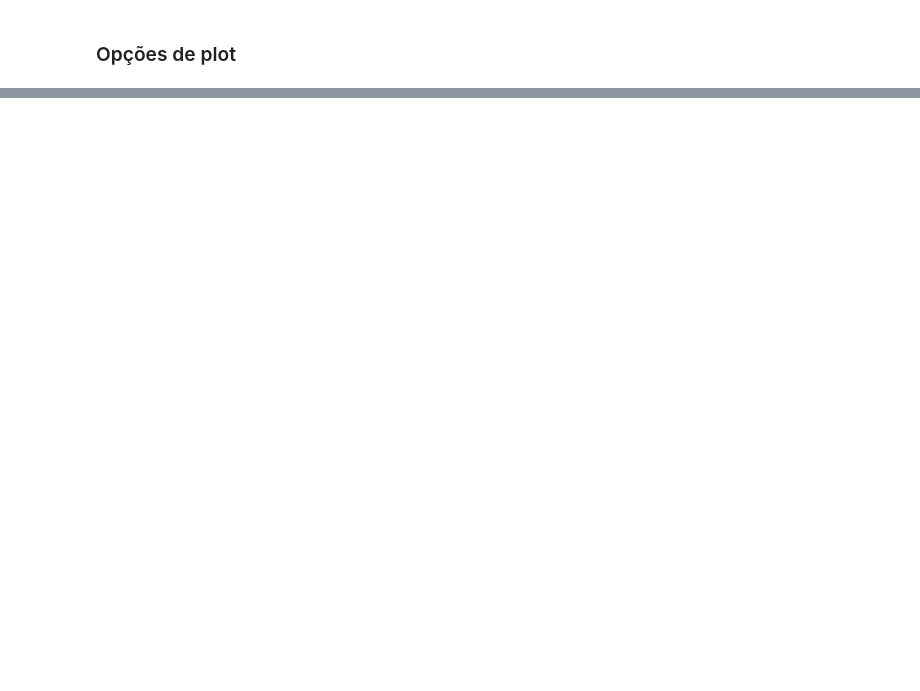
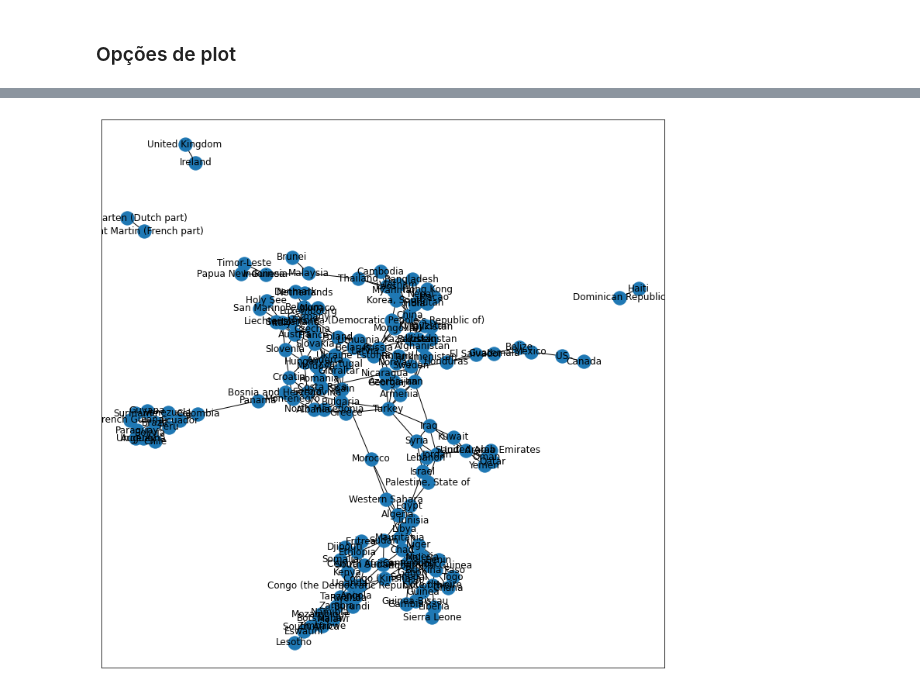
Before and after one commit to projeto-de-algoritmos/Grafos1_Cities, a Jupyter notebook: Grafos1_Cities.ipynb, the cells around one changed output, grey strips where cells are left out. Saved outputs shown, nothing was run; the diff lists cells and outputs as text; code cells hidden in the pictures; blank space fills up the shorter version.

```diff
--- a/Grafos1_Cities.ipynb
+++ b/Grafos1_Cities.ipynb
@@ -249,0 +297,8 @@ nx.draw(cities_graph)
+# %%
+plt.figure(3,figsize=(13,13))
+nx.draw_networkx(cities_graph)
+# camroll(-180)
+# plt.gca().invert_yaxis()
+plt.show()
+# %% [output]
+[figure, added]
```
Also changed, not shown: parts of 9 cells of this notebook, 1 other file.
